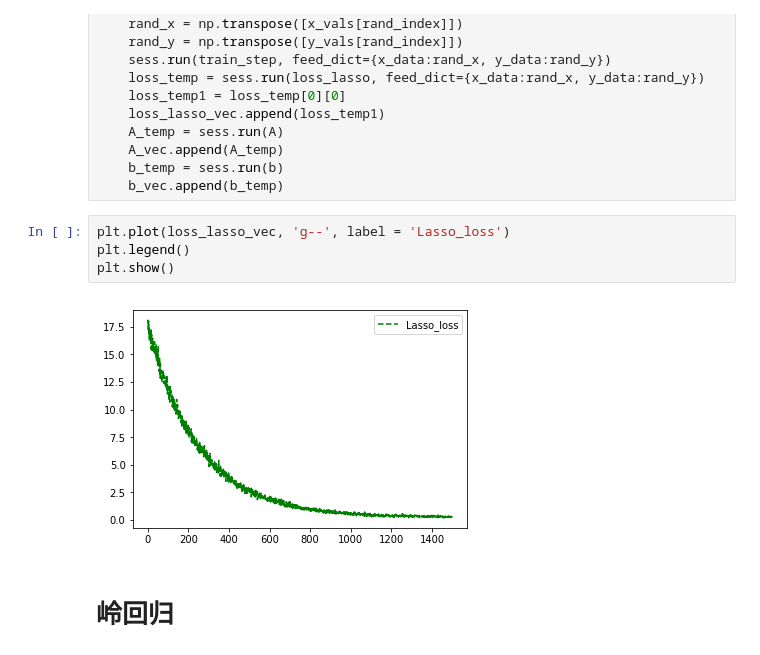
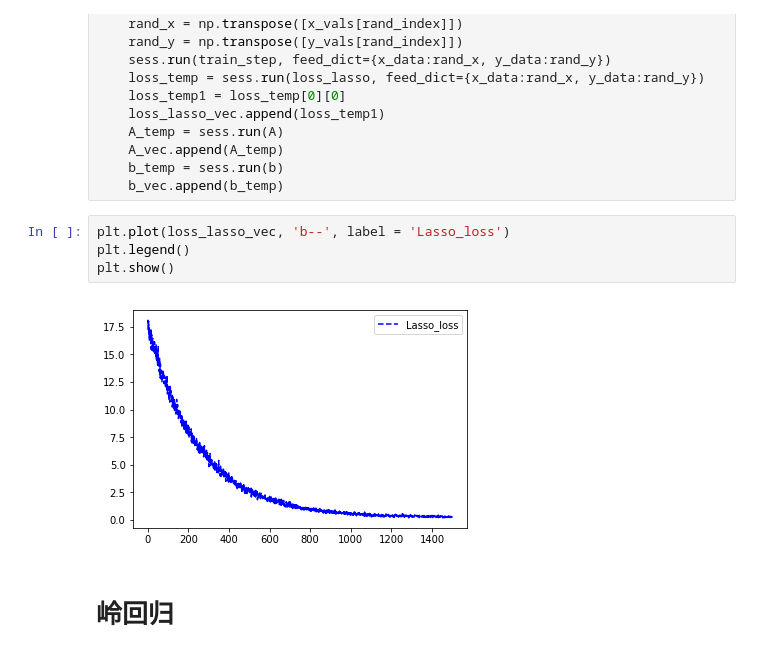
Before and after one commit to caesar-yabo/tensorflow-, a Jupyter notebook: 线性回归的tensorflow实现.ipynb, the cells around one changed output. Cells and saved outputs as stored; diff of their text form.

```diff
--- a/线性回归的tensorflow实现.ipynb
+++ b/线性回归的tensorflow实现.ipynb
@@ -150,11 +150,11 @@ for i in range(1500):
     b_temp = sess.run(b)
     b_vec.append(b_temp)
 # %%
-plt.plot(loss_lasso_vec, 'g--', label = 'Lasso_loss')
+plt.plot(loss_lasso_vec, 'b--', label = 'Lasso_loss')
 plt.legend()
 plt.show()
 # %% [output]
-[figure, old version]
+[figure, new version]
 # %% [markdown]
 # 岭回归
 # %%
```
Also changed, not shown: parts of 1 cell of this notebook.
